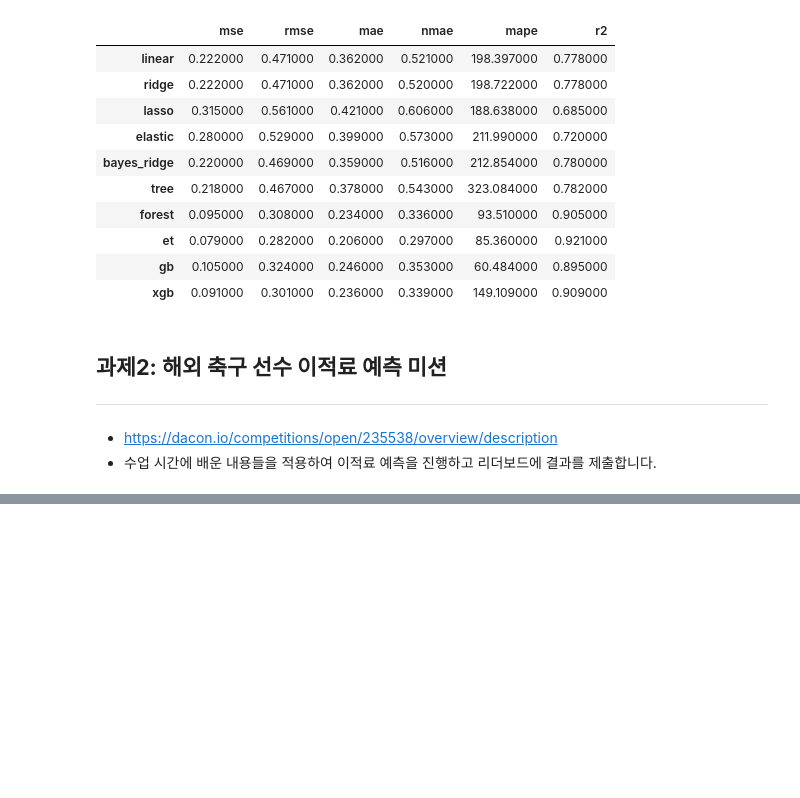
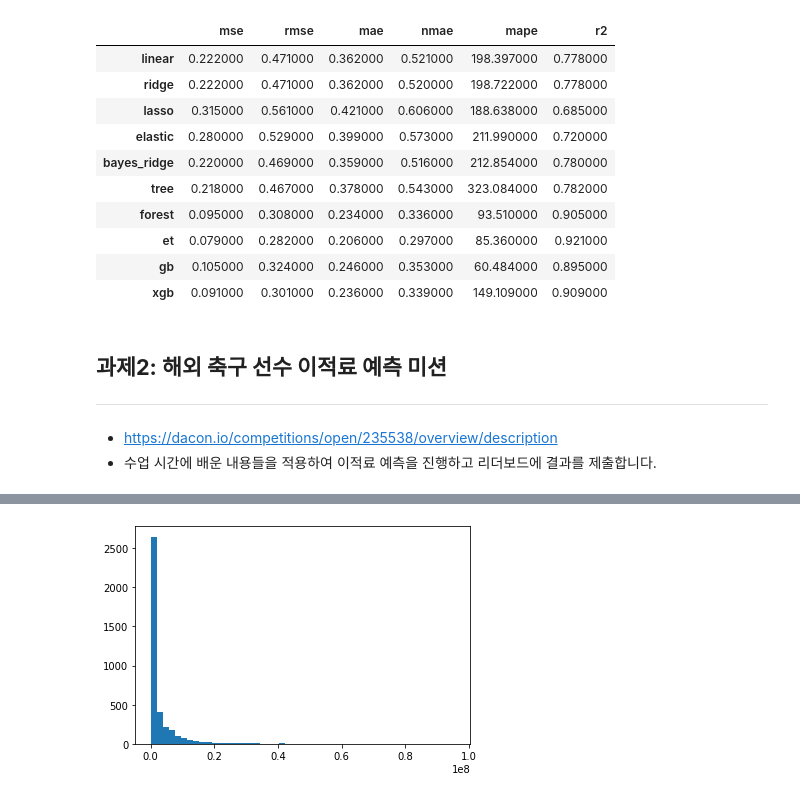
Before and after one commit to yebiny/SkillTreePython-DataAnalysis, a Jupyter notebook: 05.머신러닝기반데이터분석/해설/ch05_10_사이킷런실습_비선형회귀분석.ipynb, the cells around one changed output, grey strips where cells are left out. Cells and saved outputs as stored; diff of their text form; code cells hidden in the pictures; blank space fills up the shorter version.

```diff
--- a/05.머신러닝기반데이터분석/해설/ch05_10_사이킷런실습_비선형회귀분석.ipynb
+++ b/05.머신러닝기반데이터분석/해설/ch05_10_사이킷런실습_비선형회귀분석.ipynb
@@ -487,0 +603,4 @@ df_score.style.background_gradient(cmap='Greens_r')
+# %%
+test = pd.read_csv('FIFA_test.csv')
+print(test.shape)
+test.head()
@@ -487,0 +615,18 @@ df_score.style.background_gradient(cmap='Greens_r')
+# %%
+from sklearn.preprocessing import StandardScaler
+from sklearn.model_selection import train_test_split
+
+# 불필요한 속성 제거
+test = test.drop(['id', 'name', 'prefer_foot'], axis=1)
+
+# 범주 자료형 제거
+print(test.describe(include='object'))
+test = test.drop(['continent', 'contract_until', 'position'], axis=1)
+test.head()
+
+# 넘파이 변환
+X = test.values
+
+# 스케일링
+X_test = sc_x.transform(X)
+X_test.shape
@@ -487,0 +640,3 @@ df_score.style.background_gradient(cmap='Greens_r')
+# %%
+y_pred = gb.predict(X_test)
+#y_pred = sc_y.inverse_transform( np.expand_dims(y_pred, 1) ).flatten()
@@ -487,0 +657,4 @@ df_score.style.background_gradient(cmap='Greens_r')
+# %%
+_=plt.hist(y_pred, bins=50)
+# %% [output]
+[figure, added]
```
Also changed, not shown: parts of 12 cells of this notebook.
